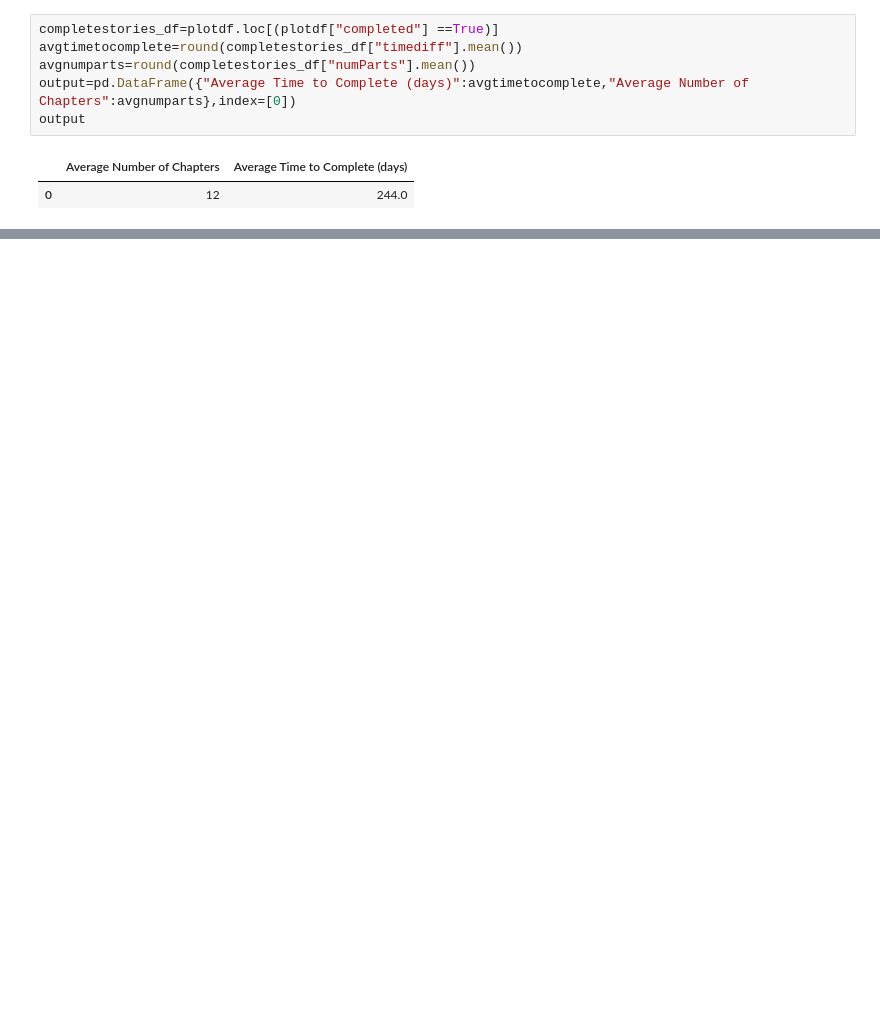
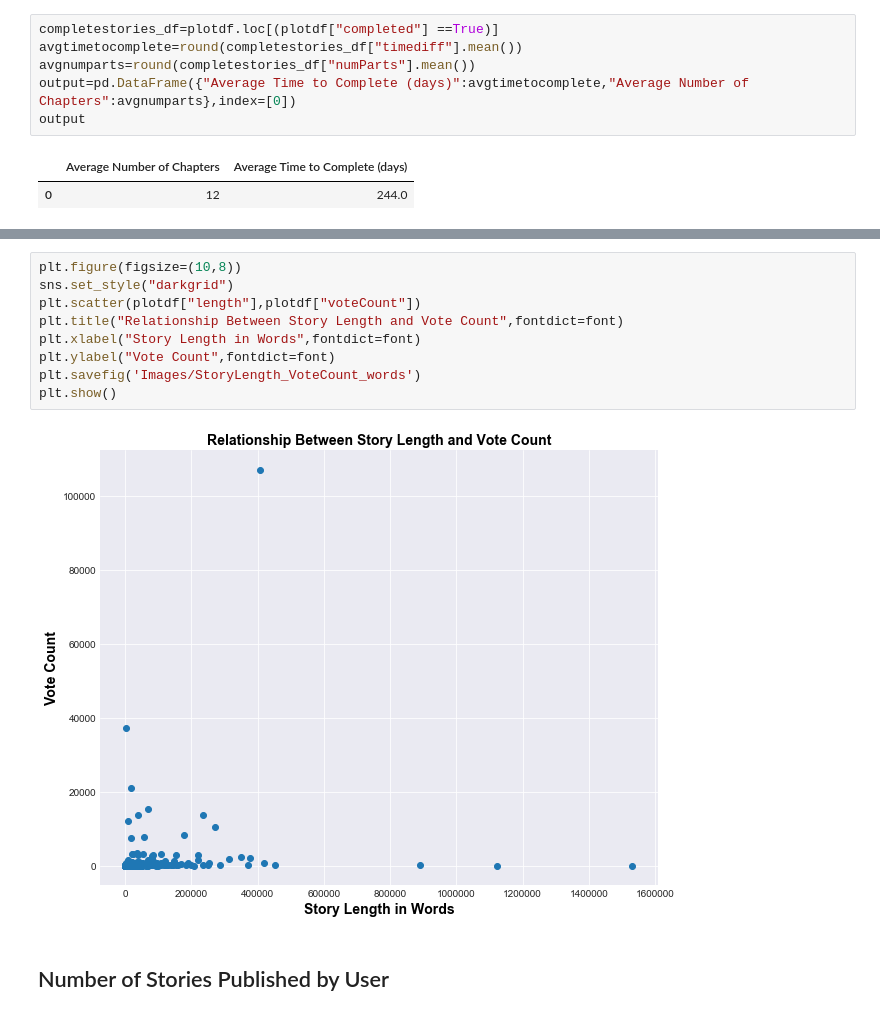
Before and after one commit to rupalimayekar/ProjectWattpad, a Jupyter notebook: Plots_Andrea.ipynb, the cells around one changed output, grey strips where cells are left out. Cells and saved outputs as stored; diff of their text form; blank space fills up the shorter version.

```diff
--- a/Plots_Andrea.ipynb
+++ b/Plots_Andrea.ipynb
@@ -73,0 +89,13 @@ plt.show()
+# %%
+plt.figure(figsize=(10,8))
+sns.set_style("darkgrid")
+plt.scatter(plotdf["length"],plotdf["voteCount"])
+plt.title("Relationship Between Story Length and Vote Count",fontdict=font)
+plt.xlabel("Story Length in Words",fontdict=font)
+plt.ylabel("Vote Count",fontdict=font)
+plt.savefig('Images/StoryLength_VoteCount_words')
+plt.show()
+# %% [output]
+[figure, added]
+# %% [markdown]
+## Number of Stories Published by User
```
Also changed, not shown: parts of 16 cells of this notebook, 5 other files.
